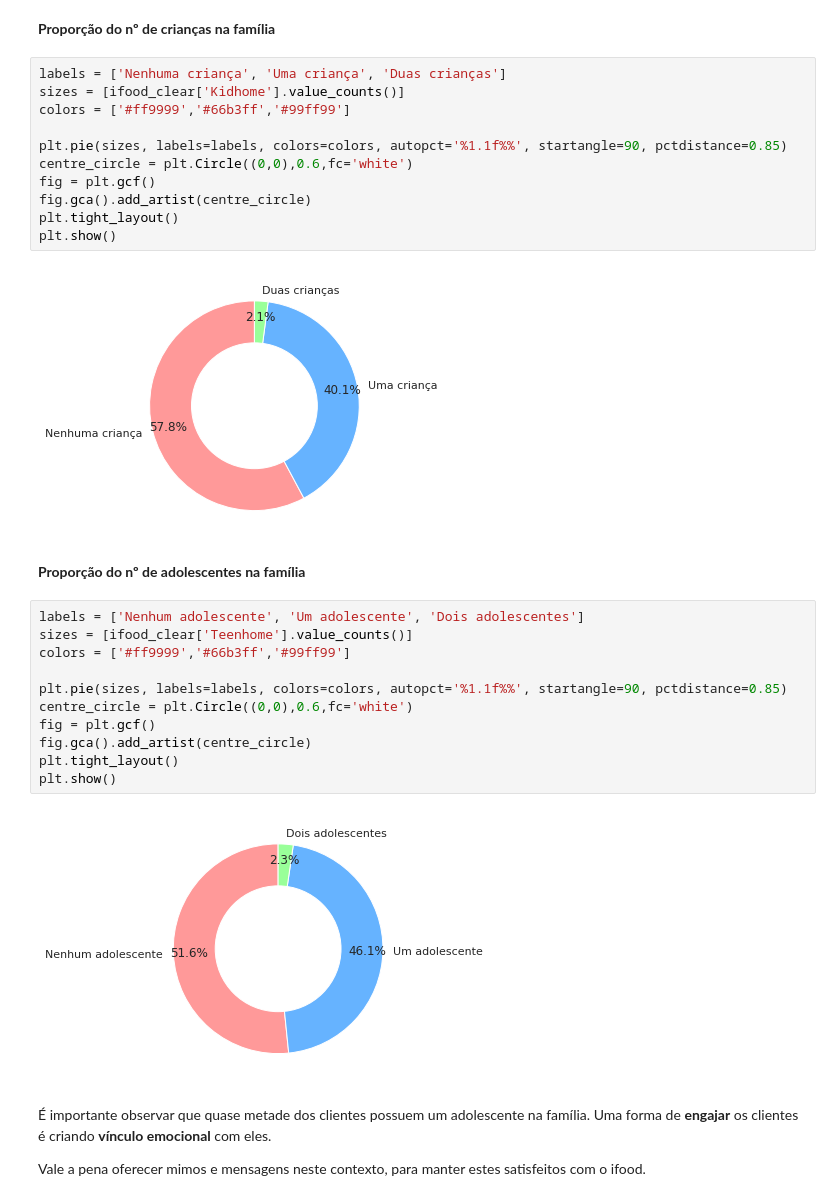
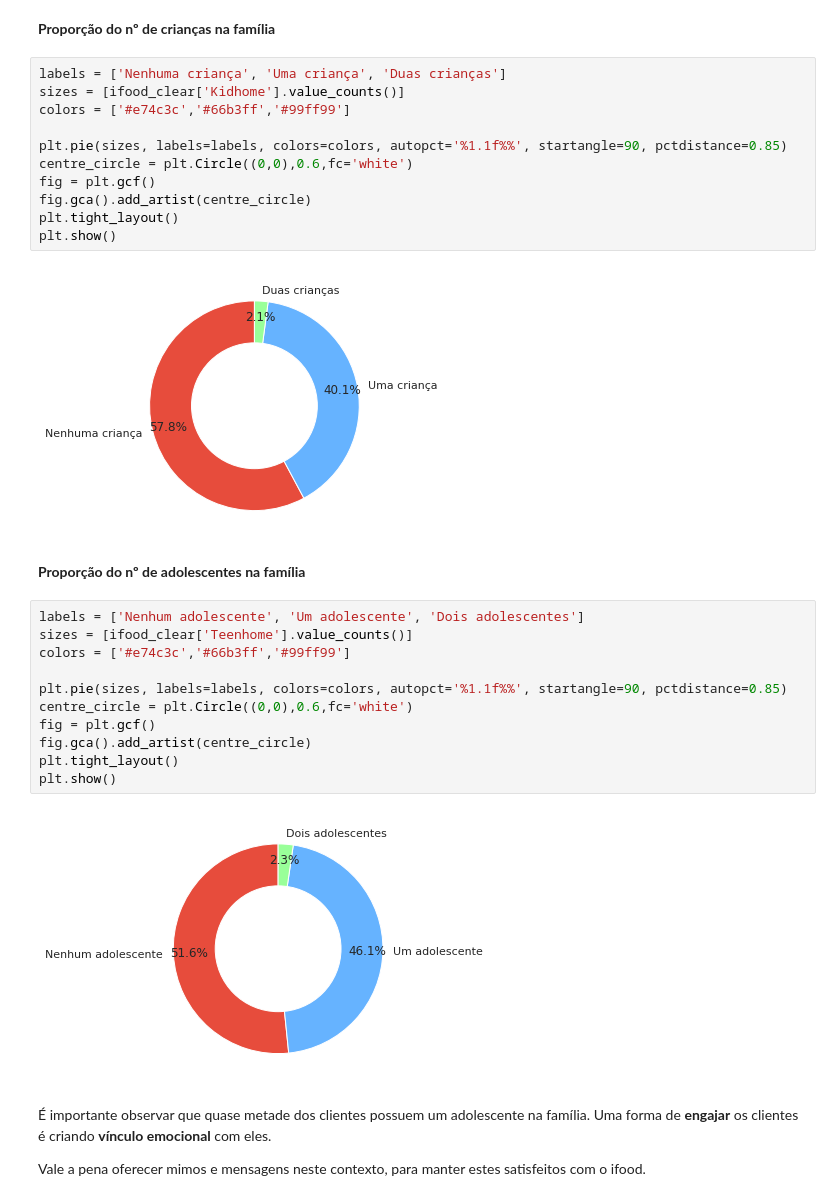
Before and after one commit to amarildo86/datascience, a Jupyter notebook: Ifood.ipynb, the cells around one changed output. Drawn from its saved outputs; the diff is of its cells as text.

```diff
--- a/Ifood.ipynb
+++ b/Ifood.ipynb
@@ -197,22 +197,22 @@ A idade média dos clientes é 52.0 anos.
 # %%
 labels = ['Nenhuma criança', 'Uma criança', 'Duas crianças']
 sizes = [ifood_clear['Kidhome'].value_counts()]
-colors = ['#ff9999','#66b3ff','#99ff99']
+colors = ['#e74c3c','#66b3ff','#99ff99']
 
 plt.pie(sizes, labels=labels, colors=colors, autopct='%1.1f%%', startangle=90, pctdistance=0.85)
 centre_circle = plt.Circle((0,0),0.6,fc='white')
 fig = plt.gcf()
 fig.gca().add_artist(centre_circle)
 plt.tight_layout()
 plt.show()
 # %% [output]
-[figure, old version]
+[figure, new version]
 # %% [markdown]
 **Proporção do nº de adolescentes na família**
 # %%
 labels = ['Nenhum adolescente', 'Um adolescente', 'Dois adolescentes']
 sizes = [ifood_clear['Teenhome'].value_counts()]
-colors = ['#ff9999','#66b3ff','#99ff99']
+colors = ['#e74c3c','#66b3ff','#99ff99']
 
 plt.pie(sizes, labels=labels, colors=colors, autopct='%1.1f%%', startangle=90, pctdistance=0.85)
 centre_circle = plt.Circle((0,0),0.6,fc='white')
@@ -221,7 +221,7 @@ fig.gca().add_artist(centre_circle)
 plt.tight_layout()
 plt.show()
 # %% [output]
-[figure, old version]
+[figure, new version]
 # %% [markdown]
 É importante observar que quase metade dos clientes possuem um adolescente na  família. Uma forma de **engajar** os clientes é criando **vínculo emocional** com eles.
 
```
